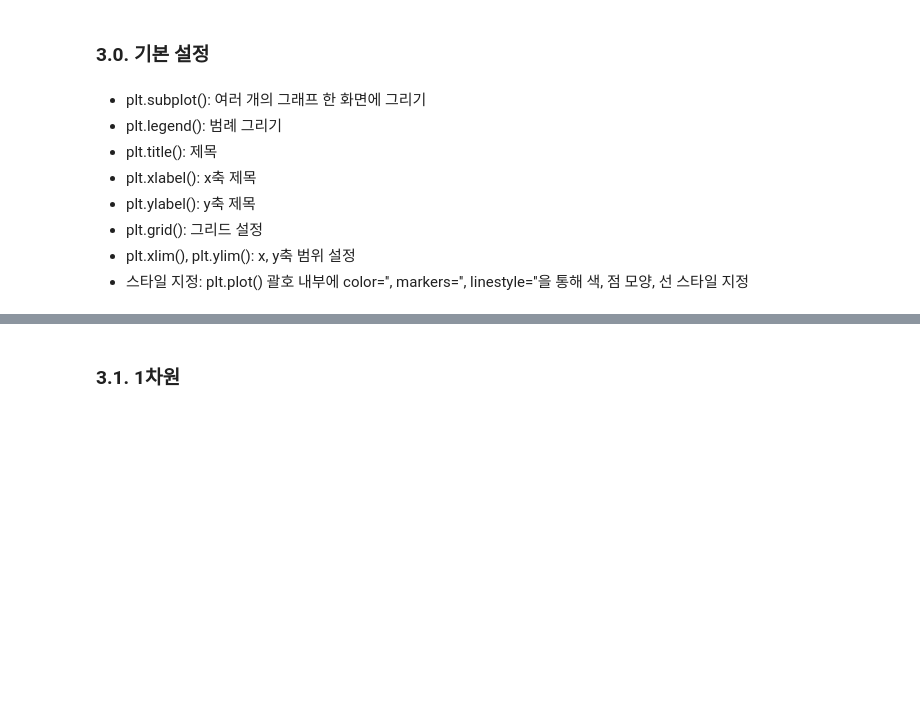
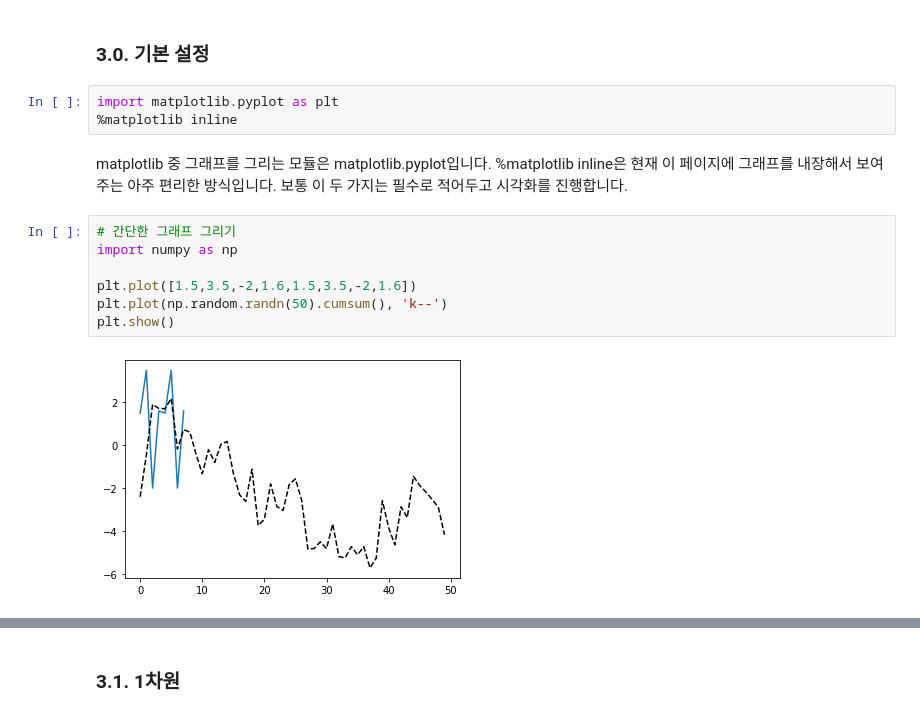
Before and after one commit to Team-COSADAMA/Data-Science-Intro, a Jupyter notebook: week1/week1.ipynb, the cells around one changed output, grey strips where cells are left out. Cells and saved outputs as stored; diff of their text form; blank space fills up the shorter version.

Commit message:
matplotlib update

```diff
--- a/week1/week1.ipynb
+++ b/week1/week1.ipynb
@@ -1436,11 +1466,16 @@ Matplotlib 또한 모든 내용을 외운다고 생각하지 마세요. 어떤
 # %% [markdown]
 ### 3.0. 기본 설정
-# %% [markdown]
-- plt.subplot(): 여러 개의 그래프 한 화면에 그리기
-- plt.legend(): 범례 그리기
-- plt.title(): 제목
-- plt.xlabel(): x축 제목
-- plt.ylabel(): y축 제목
-- plt.grid(): 그리드 설정
-- plt.xlim(), plt.ylim(): x, y축 범위 설정
-- 스타일 지정: plt.plot() 괄호 내부에 color='', markers='', linestyle=''을 통해 색, 점 모양, 선 스타일 지정
+# %%
+import matplotlib.pyplot as plt
+%matplotlib inline
+# %% [markdown]
+matplotlib 중 그래프를 그리는 모듈은 matplotlib.pyplot입니다. %matplotlib inline은 현재 이 페이지에 그래프를 내장해서 보여주는 아주 편리한 방식입니다. 보통 이 두 가지는 필수로 적어두고 시각화를 진행합니다.
+# %%
+# 간단한 그래프 그리기
+import numpy as np
+
+plt.plot([1.5,3.5,-2,1.6,1.5,3.5,-2,1.6])
+plt.plot(np.random.randn(50).cumsum(), 'k--')
+plt.show()
+# %% [output]
+[figure, added]
```
Also changed, not shown: parts of 41 cells of this notebook.
